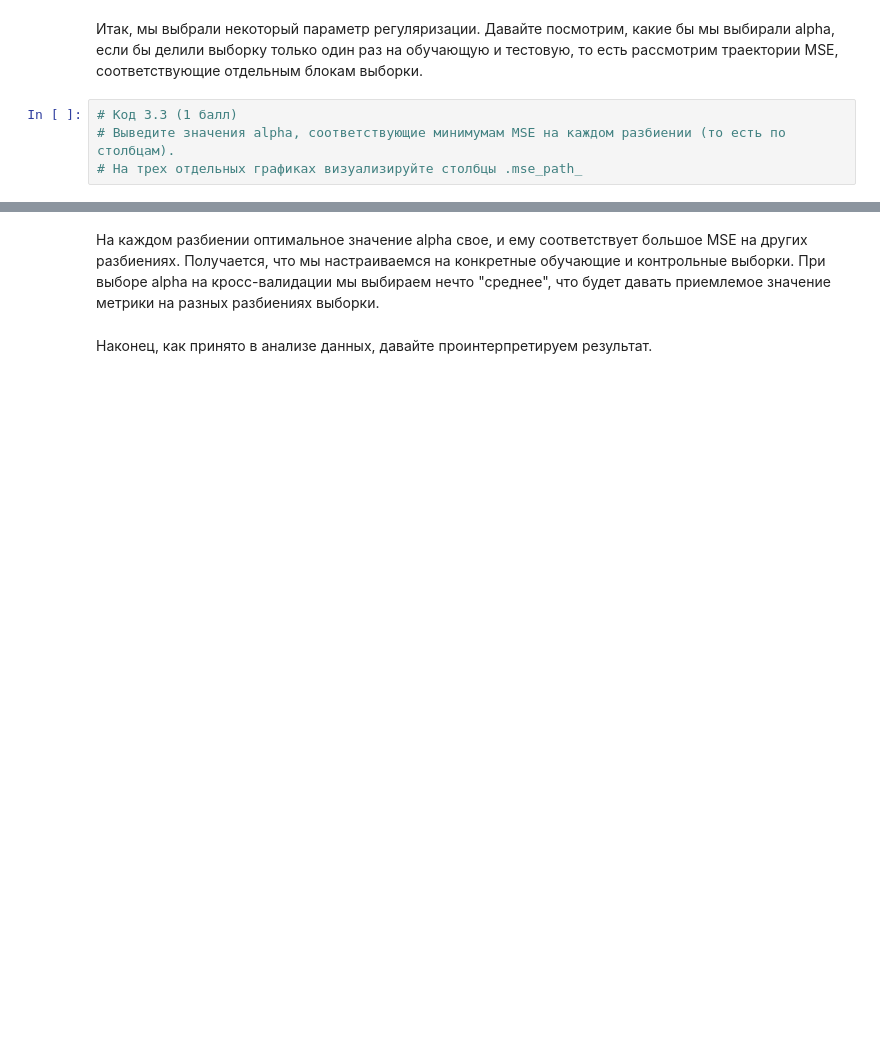
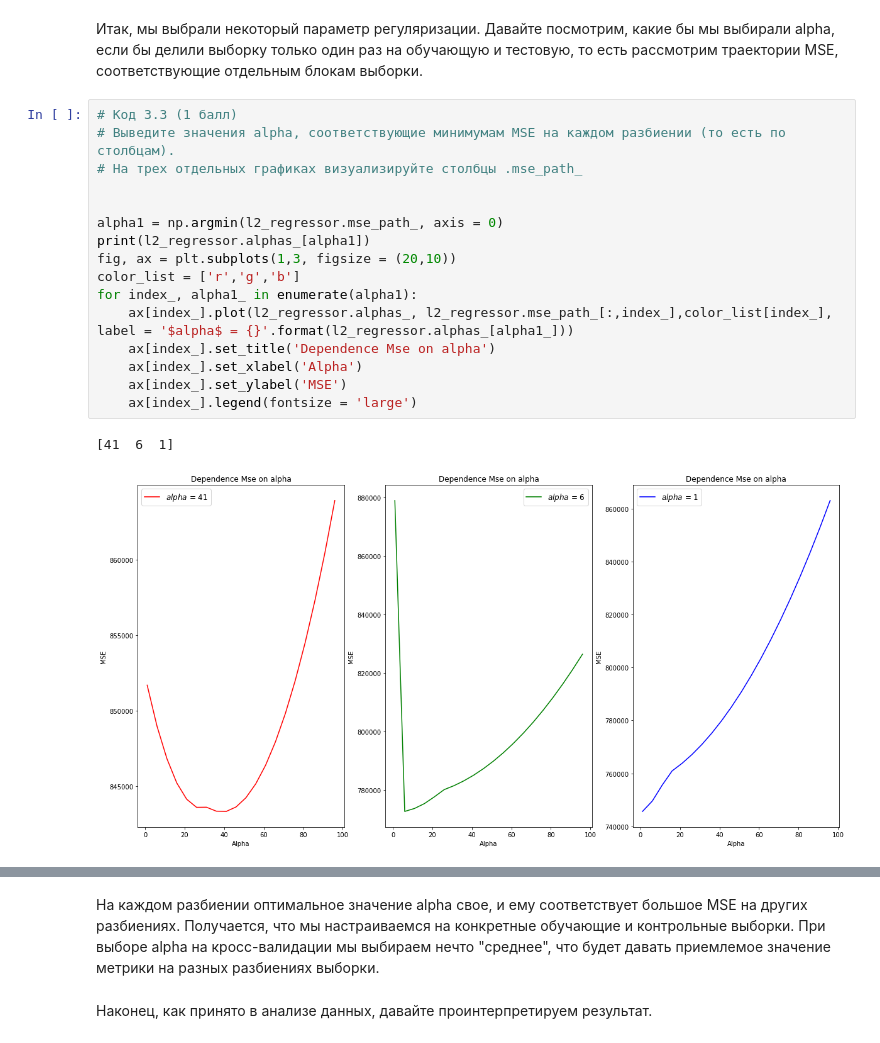
Before and after one commit to locacazador/pythonML, a Jupyter notebook: scikitLearn/OverfittingTask.ipynb, the cells around one changed output, grey strips where cells are left out. Saved outputs shown, nothing was run; the diff lists cells and outputs as text; blank space fills up the shorter version.

```diff
--- a/scikitLearn/OverfittingTask.ipynb
+++ b/scikitLearn/OverfittingTask.ipynb
@@ -319,6 +319,21 @@ plt.legend(fontsize = 'large', loc = 'best')
 # %% [markdown]
 Итак, мы выбрали некоторый параметр регуляризации. Давайте посмотрим, какие бы мы выбирали alpha, если бы делили выборку только один раз на обучающую и тестовую, то есть рассмотрим траектории MSE, соответствующие отдельным блокам выборки.
-# %%
-# Код 3.3 (1 балл)
-# Выведите значения alpha, соответствующие минимумам MSE на каждом разбиении (то есть по столбцам).
-# На трех отдельных графиках визуализируйте столбцы .mse_path_
+# %%
+# Код 3.3 (1 балл)
+# Выведите значения alpha, соответствующие минимумам MSE на каждом разбиении (то есть по столбцам).
+# На трех отдельных графиках визуализируйте столбцы .mse_path_
+
+
+alpha1 = np.argmin(l2_regressor.mse_path_, axis = 0)
+print(l2_regressor.alphas_[alpha1])
+fig, ax = plt.subplots(1,3, figsize = (20,10))
+color_list = ['r','g','b']
+for index_, alpha1_ in enumerate(alpha1):
+    ax[index_].plot(l2_regressor.alphas_, l2_regressor.mse_path_[:,index_],color_list[index_], label = '$alpha$ = {}'.format(l2_regressor.alphas_[alpha1_]))
+    ax[index_].set_title('Dependence Mse on alpha')
+    ax[index_].set_xlabel('Alpha')
+    ax[index_].set_ylabel('MSE')
+    ax[index_].legend(fontsize = 'large')
+# %% [output]
+[41  6  1]
+[figure, added]
```
Also changed, not shown: parts of 4 cells of this notebook, 1 other file.
